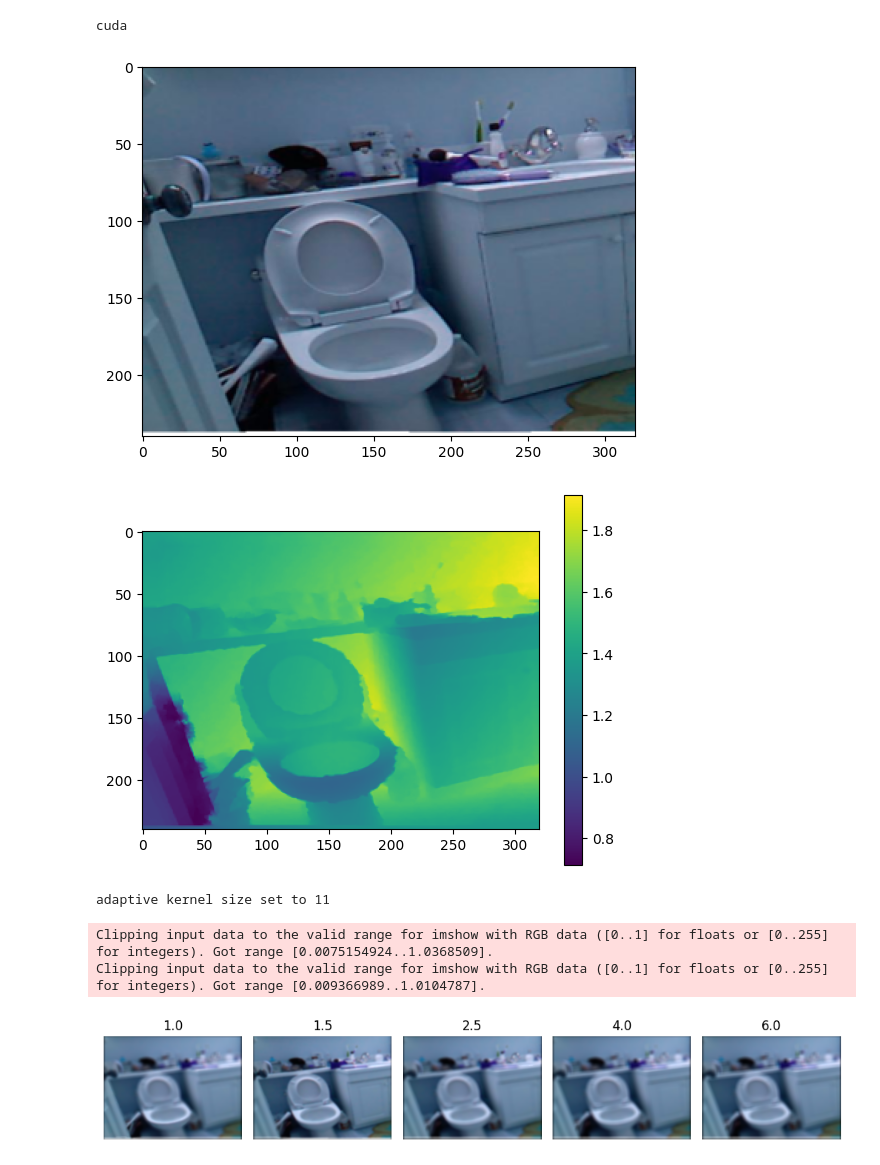
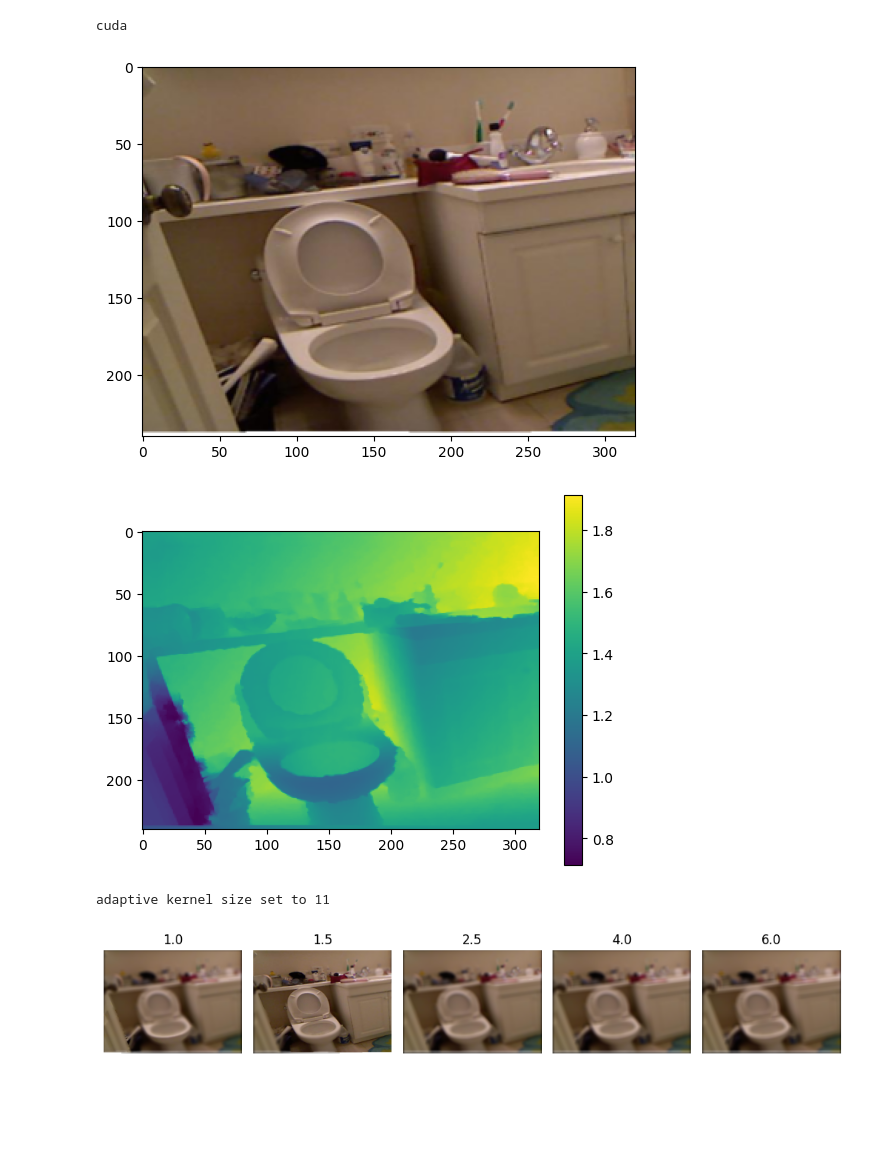
Before and after one commit to hollyjackson/dfd, a Jupyter notebook: dfd.ipynb, the cells around one changed output. Drawn from its saved outputs; the diff is of its cells as text; code cells hidden in the pictures; blank space fills up the shorter version.

```diff
--- a/dfd.ipynb
+++ b/dfd.ipynb
@@ -22,11 +22,14 @@ globals.init_NYUv2()
 device = torch.device("cuda" if torch.cuda.is_available() else "cpu")
 print(device)
 
+IMAGE_RANGE = 1.
+
 # load data
 # gt_aif, gt_dpt = utils.load_single_sample(sample='0045', set='train', fs=5, res='half')
 gt_aif, gt_dpt, _ = utils.load_sample_image(fs=5, res='half')
+gt_aif = gt_aif * IMAGE_RANGE
 
-plt.imshow(gt_aif)
+plt.imshow(gt_aif / IMAGE_RANGE)
 plt.show()
 
 plt.imshow(gt_dpt)
@@ -40,19 +43,17 @@ print('adaptive kernel size set to',max_kernel_size)
 utils.update_max_kernel_size(max_kernel_size)
 # %% [output]
 cuda
-[figure, old version]
+[figure, new version]
 [figure]
 adaptive kernel size set to 11
 # %%
 # forward model (torch)
 FORWARD_KERNEL_TYPE = 'gaussian'
 defocus_stack = forward_model.forward(gt_dpt, gt_aif, kernel=FORWARD_KERNEL_TYPE)
 defocus_stack_torch = forward_model.forward_torch(gt_dpt, gt_aif, kernel=FORWARD_KERNEL_TYPE)#.float() / 255.0)
-utils.plot_single_stack(defocus_stack_torch, globals.Df)
+utils.plot_single_stack(defocus_stack_torch / IMAGE_RANGE, globals.Df)
 # %% [output]
-Clipping input data to the valid range for imshow with RGB data ([0..1] for floats or [0..255] for integers). Got range [0.0075154924..1.0368509].
-Clipping input data to the valid range for imshow with RGB data ([0..1] for floats or [0..255] for integers). Got range [0.009366989..1.0104787].
-[figure, old version]
+[figure, new version]
 # %%
 # AIF initialization
 
```
Also changed, not shown: parts of 6 cells of this notebook, 7 other files.
